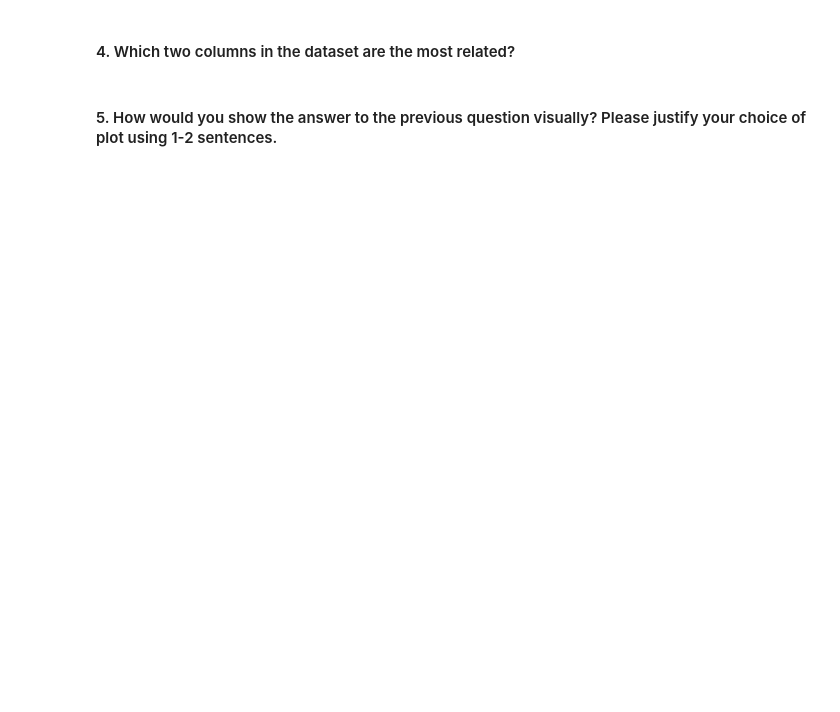
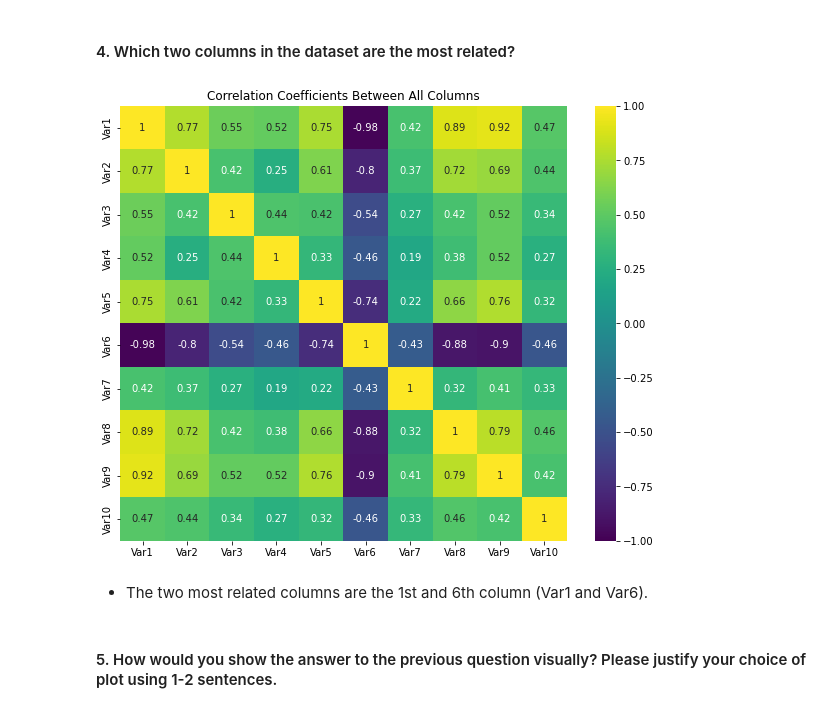
Before and after one commit to jpetersen626/Agendia_Interview_Quiz, a Jupyter notebook: Agendia_Quiz_JP.ipynb, the cells around one changed output. Cells and saved outputs as stored; diff of their text form; code cells hidden in the pictures; blank space fills up the shorter version.

```diff
--- a/Agendia_Quiz_JP.ipynb
+++ b/Agendia_Quiz_JP.ipynb
@@ -62,4 +91,13 @@ df.describe()
 # %% [markdown]
 #### 4. Which two columns in the dataset are the most related?
+# %%
+# visualizing the correlation coefficients to interpret easier
+plt.figure(figsize=(10,8))
+sns.heatmap(df.corr(), annot=True, vmin=-1, cmap='viridis')
+plt.title('Correlation Coefficients Between All Columns');
+# %% [output]
+[figure, added]
+# %% [markdown]
+- The two most related columns are the 1st and 6th column (Var1 and Var6).
 # %% [markdown]
 #### 5. How would you show the answer to the previous question visually? Please justify your choice of plot using 1-2 sentences.
```
Also changed, not shown: parts of 11 cells of this notebook.
